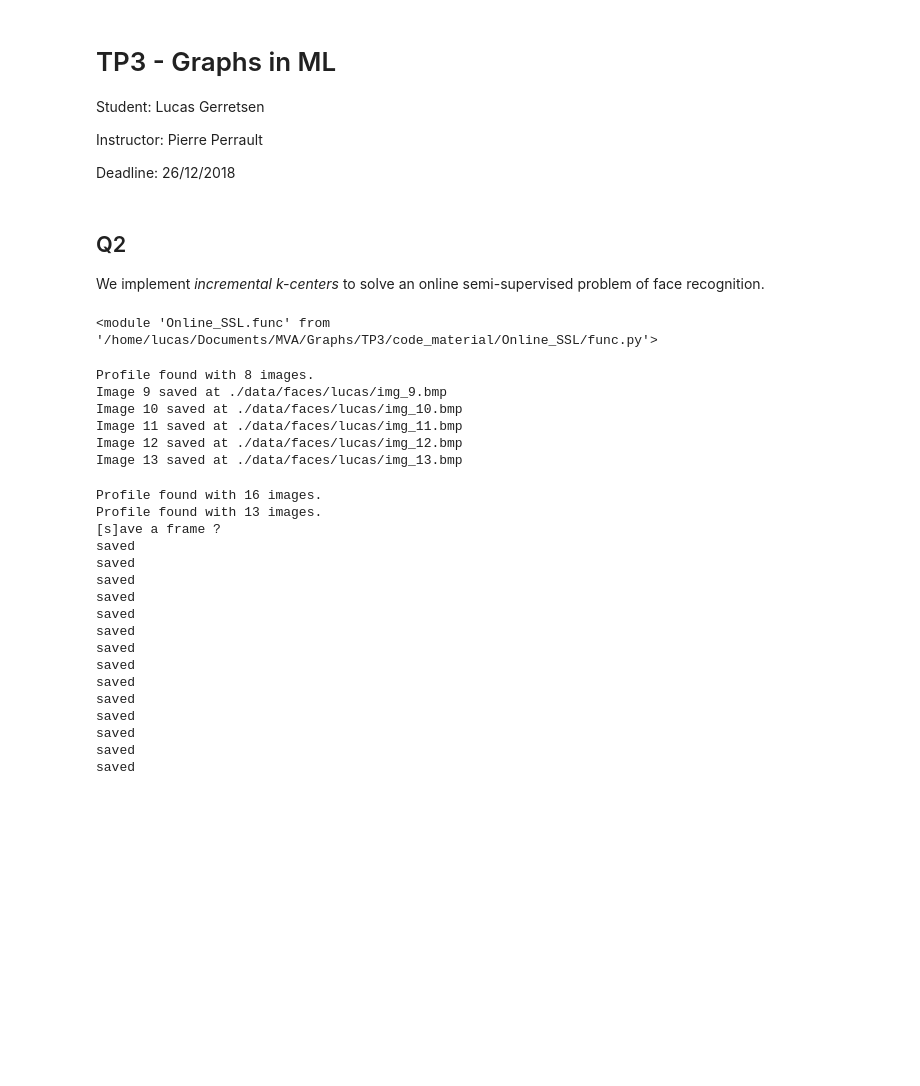
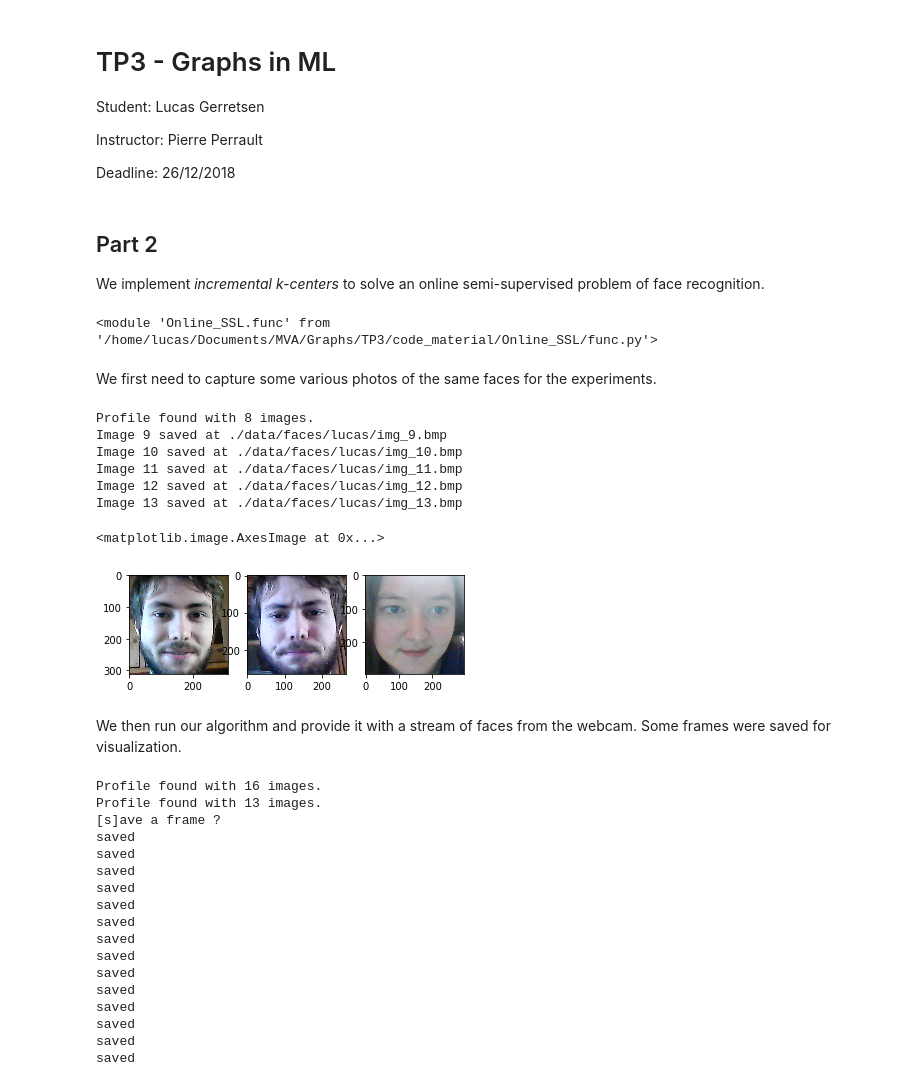
Before and after one commit to lgerrets/graphsml18-hw3, a Jupyter notebook: code_material/Report.ipynb, the cells around one changed output. Saved outputs shown, nothing was run; the diff lists cells and outputs as text; code cells hidden in the pictures; blank space fills up the shorter version.

```diff
--- a/code_material/Report.ipynb
+++ b/code_material/Report.ipynb
@@ -9,5 +13,5 @@ Deadline: 26/12/2018
 # %% [markdown]
-## Q2
+## Part 2
 
 We implement *incremental k-centers* to solve an online semi-supervised problem of face recognition.
 # %%
@@ -16,6 +20,8 @@ import Online_SSL.func as ssl
 reload(ssl)
 # %% [output]
 <module 'Online_SSL.func' from '/home/lucas/Documents/MVA/Graphs/TP3/code_material/Online_SSL/func.py'>
+# %% [markdown]
+We first need to capture some various photos of the same faces for the experiments.
 # %%
 ssl.create_user_profile("lucas", faces_path = "./data/")
 # %% [output]
@@ -25,6 +31,23 @@ Image 10 saved at ./data/faces/lucas/img_10.bmp
 Image 11 saved at ./data/faces/lucas/img_11.bmp
 Image 12 saved at ./data/faces/lucas/img_12.bmp
 Image 13 saved at ./data/faces/lucas/img_13.bmp
+# %%
+plt.subplot(1,3,1)
+im = Image.open('data/faces/lucas/img_1.bmp')
+plt.imshow(im)
+
+plt.subplot(1,3,2)
+im = Image.open('data/faces/lucas/img_4.bmp')
+plt.imshow(im)
+
+plt.subplot(1,3,3)
+im = Image.open('data/faces/alice/img_8.bmp')
+plt.imshow(im)
+# %% [output]
+<matplotlib.image.AxesImage at 0x...>
+[figure, added]
+# %% [markdown]
+We then run our algorithm and provide it with a stream of faces from the webcam. Some frames were saved for visualization.
 # %%
 ssl.online_face_recognition(['alice','lucas'], faces_path='./data/', n_pictures=20)
 # %% [output]
```
Also changed, not shown: parts of 12 cells of this notebook, 3 other files.
